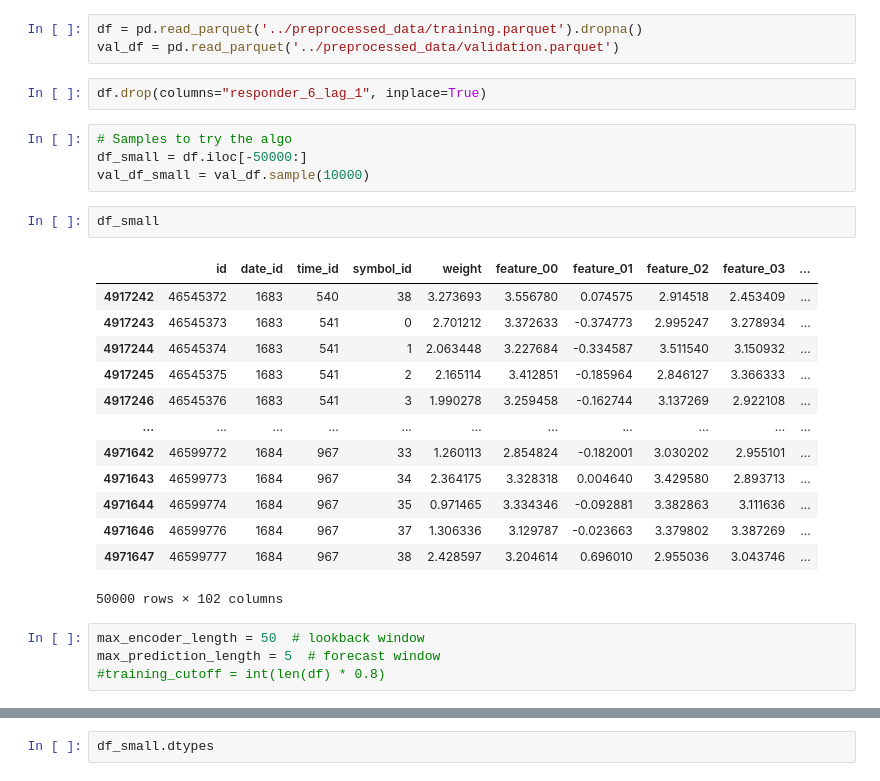
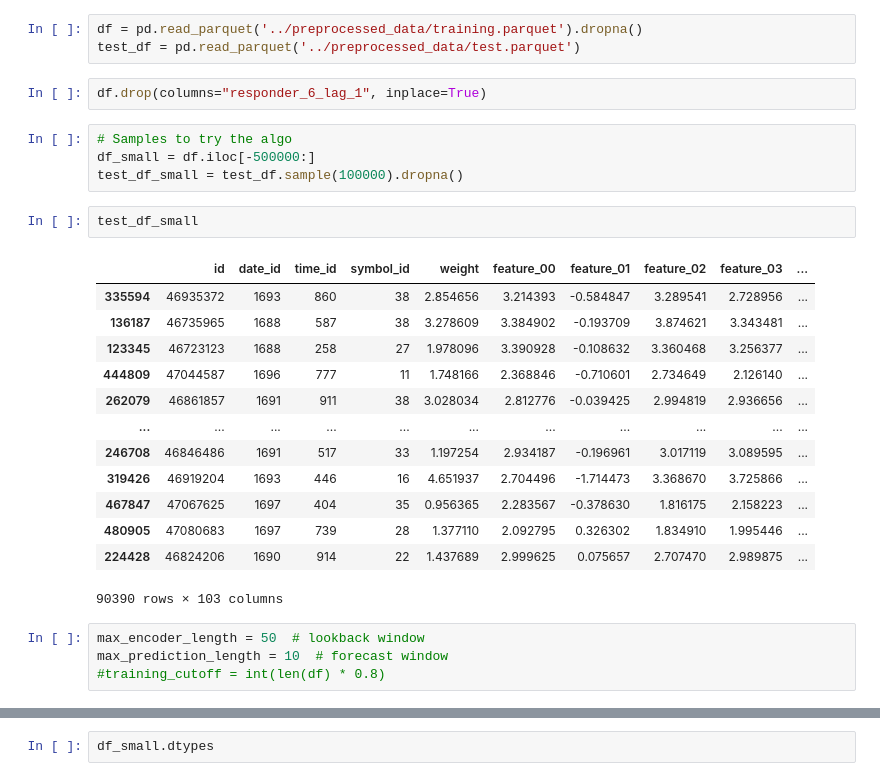
Before and after one commit to Bilg4me/Advanced-ML-Project, a Jupyter notebook: code/notebook.ipynb, the cells around one changed output, grey strips where cells are left out. Cells and saved outputs as stored; diff of their text form.

```diff
--- a/code/notebook.ipynb
+++ b/code/notebook.ipynb
@@ -39,32 +40,32 @@ from lightning.pytorch.loggers import TensorBoardLogger
 ## Loading data
 # %%
 df = pd.read_parquet('../preprocessed_data/training.parquet').dropna()
-val_df = pd.read_parquet('../preprocessed_data/validation.parquet')
+test_df = pd.read_parquet('../preprocessed_data/test.parquet')
 # %%
 df.drop(columns="responder_6_lag_1", inplace=True)
 # %%
 # Samples to try the algo
-df_small = df.iloc[-50000:]
-val_df_small = val_df.sample(10000)
+df_small = df.iloc[-500000:]
+test_df_small = test_df.sample(100000).dropna()
-# %%
-df_small
-# %% [output]
-|  | id | date_id | time_id | symbol_id | weight | feature_00 | feature_01 | feature_02 | feature_03 | ... |
-| 4917242 | 46545372 | 1683 | 540 | 38 | 3.273693 | 3.556780 | 0.074575 | 2.914518 | 2.453409 | ... |
-| 4917243 | 46545373 | 1683 | 541 | 0 | 2.701212 | 3.372633 | -0.374773 | 2.995247 | 3.278934 | ... |
-| 4917244 | 46545374 | 1683 | 541 | 1 | 2.063448 | 3.227684 | -0.334587 | 3.511540 | 3.150932 | ... |
-| 4917245 | 46545375 | 1683 | 541 | 2 | 2.165114 | 3.412851 | -0.185964 | 2.846127 | 3.366333 | ... |
-| 4917246 | 46545376 | 1683 | 541 | 3 | 1.990278 | 3.259458 | -0.162744 | 3.137269 | 2.922108 | ... |
-| ... | ... | ... | ... | ... | ... | ... | ... | ... | ... | ... |
-| 4971642 | 46599772 | 1684 | 967 | 33 | 1.260113 | 2.854824 | -0.182001 | 3.030202 | 2.955101 | ... |
-| 4971643 | 46599773 | 1684 | 967 | 34 | 2.364175 | 3.328318 | 0.004640 | 3.429580 | 2.893713 | ... |
-| 4971644 | 46599774 | 1684 | 967 | 35 | 0.971465 | 3.334346 | -0.092881 | 3.382863 | 3.111636 | ... |
-| 4971646 | 46599776 | 1684 | 967 | 37 | 1.306336 | 3.129787 | -0.023663 | 3.379802 | 3.387269 | ... |
-| 4971647 | 46599777 | 1684 | 967 | 38 | 2.428597 | 3.204614 | 0.696010 | 2.955036 | 3.043746 | ... |
-50000 rows × 102 columns
+# %%
+test_df_small
+# %% [output]
+|  | id | date_id | time_id | symbol_id | weight | feature_00 | feature_01 | feature_02 | feature_03 | ... |
+| 335594 | 46935372 | 1693 | 860 | 38 | 2.854656 | 3.214393 | -0.584847 | 3.289541 | 2.728956 | ... |
+| 136187 | 46735965 | 1688 | 587 | 38 | 3.278609 | 3.384902 | -0.193709 | 3.874621 | 3.343481 | ... |
+| 123345 | 46723123 | 1688 | 258 | 27 | 1.978096 | 3.390928 | -0.108632 | 3.360468 | 3.256377 | ... |
+| 444809 | 47044587 | 1696 | 777 | 11 | 1.748166 | 2.368846 | -0.710601 | 2.734649 | 2.126140 | ... |
+| 262079 | 46861857 | 1691 | 911 | 38 | 3.028034 | 2.812776 | -0.039425 | 2.994819 | 2.936656 | ... |
+| ... | ... | ... | ... | ... | ... | ... | ... | ... | ... | ... |
+| 246708 | 46846486 | 1691 | 517 | 33 | 1.197254 | 2.934187 | -0.196961 | 3.017119 | 3.089595 | ... |
+| 319426 | 46919204 | 1693 | 446 | 16 | 4.651937 | 2.704496 | -1.714473 | 3.368670 | 3.725866 | ... |
+| 467847 | 47067625 | 1697 | 404 | 35 | 0.956365 | 2.283567 | -0.378630 | 1.816175 | 2.158223 | ... |
+| 480905 | 47080683 | 1697 | 739 | 28 | 1.377110 | 2.092795 | 0.326302 | 1.834910 | 1.995446 | ... |
+| 224428 | 46824206 | 1690 | 914 | 22 | 1.437689 | 2.999625 | 0.075657 | 2.707470 | 2.989875 | ... |
+90390 rows × 103 columns
 # %%
 max_encoder_length = 50  # lookback window
-max_prediction_length = 5  # forecast window
+max_prediction_length = 10  # forecast window
 #training_cutoff = int(len(df) * 0.8)
 # %%
 df_small["symbol_id"] = df_small["symbol_id"].astype("str")
```
Also changed, not shown: parts of 23 cells of this notebook.
